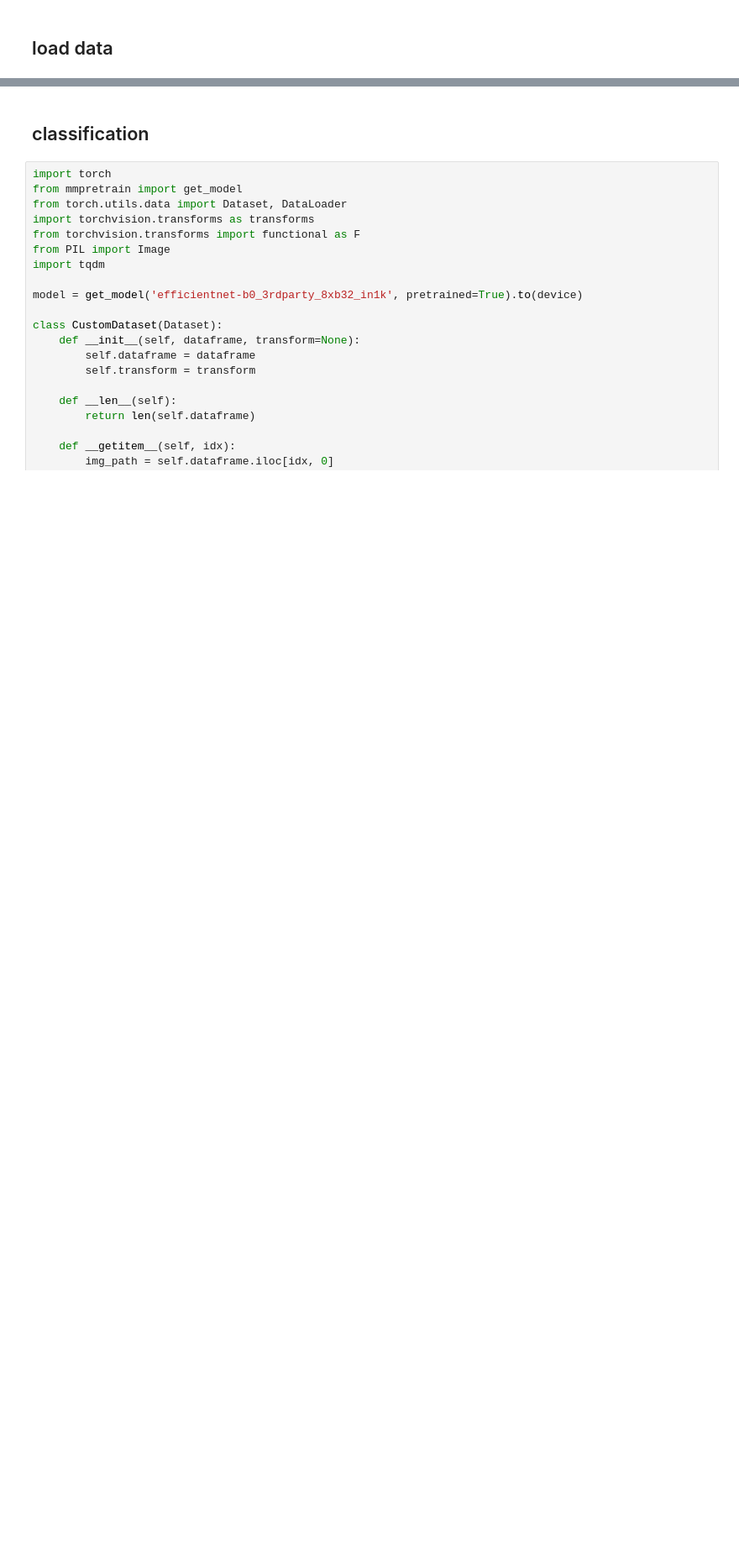
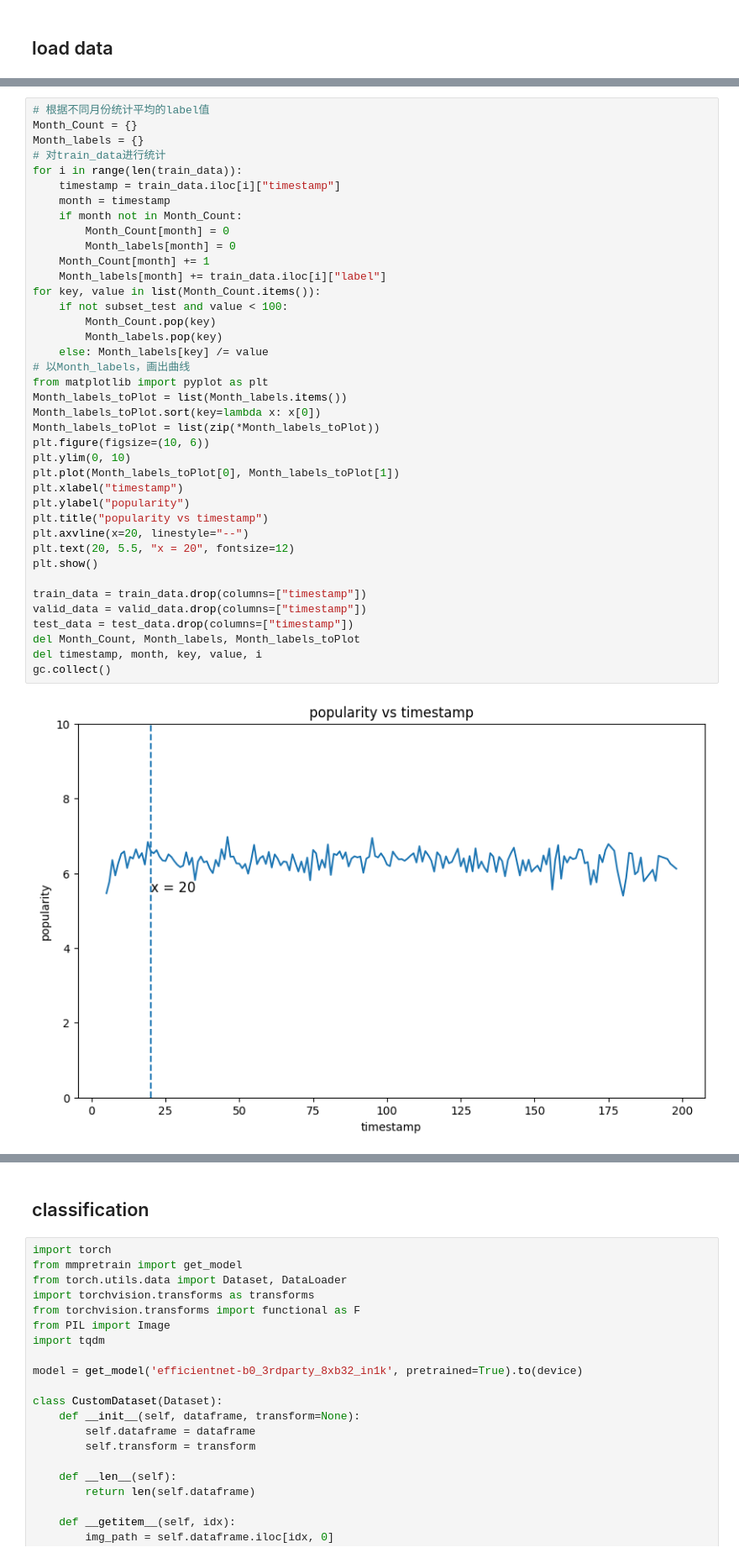
Before and after one commit to YCorguo/IPPA, a Jupyter notebook: scripts/IPPA.ipynb, the cells around one changed output, grey strips where cells are left out. Shown at 84% size. Saved outputs shown, nothing was run; the diff lists cells and outputs as text; blank space fills up the shorter version.

```diff
--- a/scripts/IPPA.ipynb
+++ b/scripts/IPPA.ipynb
@@ -94,0 +142,41 @@ data:
+# %%
+# 根据不同月份统计平均的label值
+Month_Count = {}
+Month_labels = {}
+# 对train_data进行统计
+for i in range(len(train_data)):
+    timestamp = train_data.iloc[i]["timestamp"]
+    month = timestamp
+    if month not in Month_Count:
+        Month_Count[month] = 0
+        Month_labels[month] = 0
+    Month_Count[month] += 1
+    Month_labels[month] += train_data.iloc[i]["label"]
+for key, value in list(Month_Count.items()):
+    if not subset_test and value < 100:
+        Month_Count.pop(key)
+        Month_labels.pop(key)
+    else: Month_labels[key] /= value
+# 以Month_labels，画出曲线
+from matplotlib import pyplot as plt
+Month_labels_toPlot = list(Month_labels.items())
+Month_labels_toPlot.sort(key=lambda x: x[0])
+Month_labels_toPlot = list(zip(*Month_labels_toPlot))
+plt.figure(figsize=(10, 6))
+plt.ylim(0, 10)
+plt.plot(Month_labels_toPlot[0], Month_labels_toPlot[1])
+plt.xlabel("timestamp")
+plt.ylabel("popularity")
+plt.title("popularity vs timestamp")
+plt.axvline(x=20, linestyle="--")
+plt.text(20, 5.5, "x = 20", fontsize=12)
+plt.show()
+
+train_data = train_data.drop(columns=["timestamp"])
+valid_data = valid_data.drop(columns=["timestamp"])
+test_data = test_data.drop(columns=["timestamp"])
+del Month_Count, Month_labels, Month_labels_toPlot
+del timestamp, month, key, value, i
+gc.collect()
+# %% [output]
+[figure, added]
```
Also changed, not shown: parts of 6 cells of this notebook.
